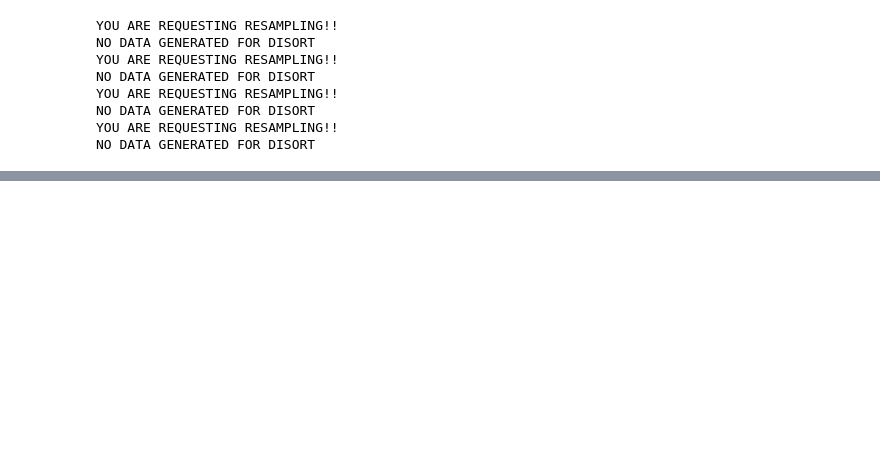
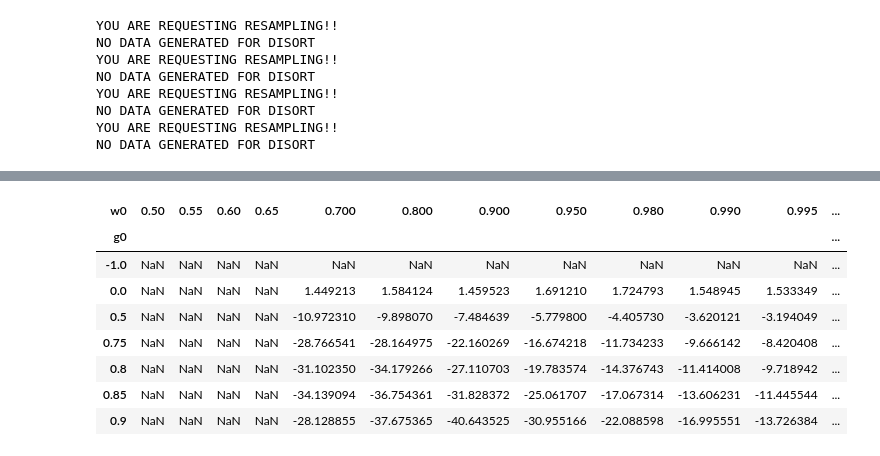
Before and after one commit to natashabatalha/picaso, a Jupyter notebook: docs/notebooks/DISORT_compare.ipynb, the cells around one changed output, grey strips where cells are left out. Saved outputs shown, nothing was run; the diff lists cells and outputs as text; code cells hidden in the pictures; blank space fills up the shorter version.

```diff
--- a/docs/notebooks/DISORT_compare.ipynb
+++ b/docs/notebooks/DISORT_compare.ipynb
@@ -68,4 +68,16 @@ show(jpi.create_heat_map(edd_SH2, rayleigh=False))
 # %% [output]
 [interactive output not drawn]
 [interactive output not drawn]
+# %%
+compare_SH4
+# %% [output]
+| w0 | 0.50 | 0.55 | 0.60 | 0.65 | 0.700 | 0.800 | 0.900 | 0.950 | 0.980 | 0.990 | 0.995 | ... |
+| g0 |  |  |  |  |  |  |  |  |  |  |  | ... |
+| -1.0 | NaN | NaN | NaN | NaN | NaN | NaN | NaN | NaN | NaN | NaN | NaN | ... |
+| 0.0 | NaN | NaN | NaN | NaN | 1.449213 | 1.584124 | 1.459523 | 1.691210 | 1.724793 | 1.548945 | 1.533349 | ... |
+| 0.5 | NaN | NaN | NaN | NaN | -10.972310 | -9.898070 | -7.484639 | -5.779800 | -4.405730 | -3.620121 | -3.194049 | ... |
+| 0.75 | NaN | NaN | NaN | NaN | -28.766541 | -28.164975 | -22.160269 | -16.674218 | -11.734233 | -9.666142 | -8.420408 | ... |
+| 0.8 | NaN | NaN | NaN | NaN | -31.102350 | -34.179266 | -27.110703 | -19.783574 | -14.376743 | -11.414008 | -9.718942 | ... |
+| 0.85 | NaN | NaN | NaN | NaN | -34.139094 | -36.754361 | -31.828372 | -25.061707 | -17.067314 | -13.606231 | -11.445544 | ... |
+| 0.9 | NaN | NaN | NaN | NaN | -28.128855 | -37.675365 | -40.643525 | -30.955166 | -22.088598 | -16.995551 | -13.726384 | ... |
 # %%
```
Also changed, not shown: parts of 6 cells of this notebook, 3 other files.
